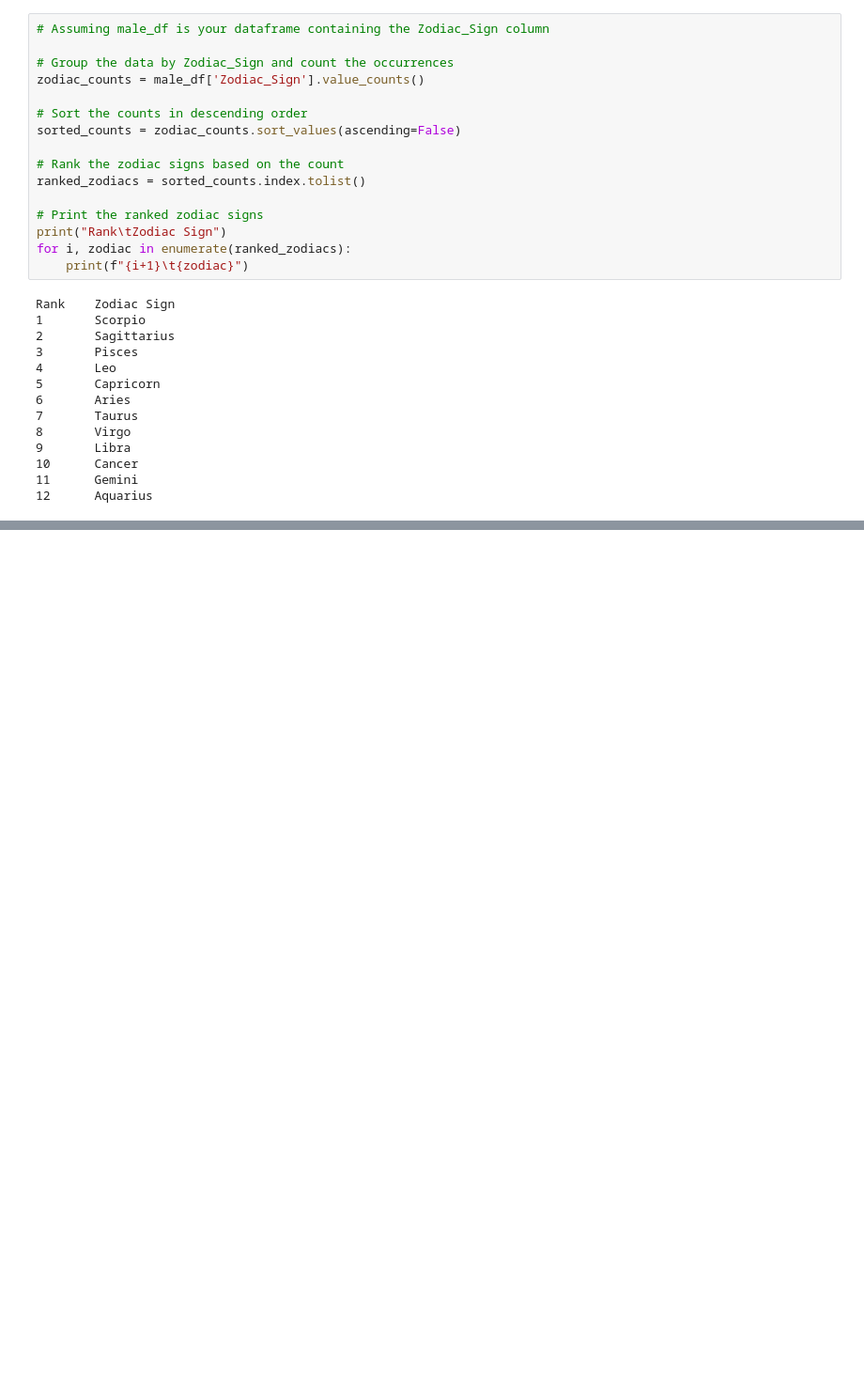
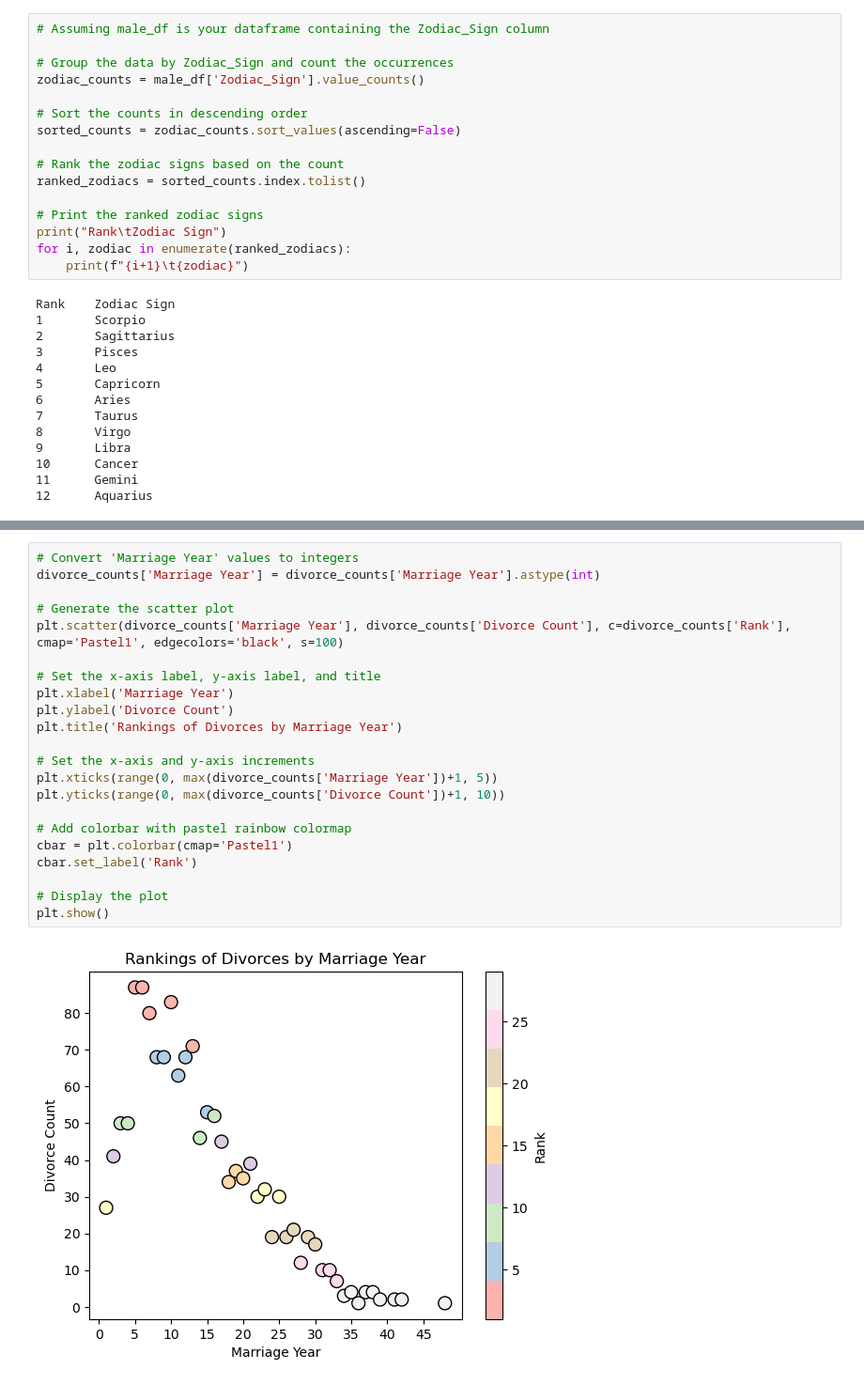
Before and after one commit to themacdrea/Javascript, a Jupyter notebook: Divorce_Analisys.ipynb, the cells around one changed output, grey strips where cells are left out. Shown at 94% size. Saved outputs shown, nothing was run; the diff lists cells and outputs as text; blank space fills up the shorter version.

```diff
--- a/Divorce_Analisys.ipynb
+++ b/Divorce_Analisys.ipynb
@@ -1230,0 +1113,24 @@ plt.show()
+# %%
+# Convert 'Marriage Year' values to integers
+divorce_counts['Marriage Year'] = divorce_counts['Marriage Year'].astype(int)
+
+# Generate the scatter plot
+plt.scatter(divorce_counts['Marriage Year'], divorce_counts['Divorce Count'], c=divorce_counts['Rank'], cmap='Pastel1', edgecolors='black', s=100)
+
+# Set the x-axis label, y-axis label, and title
+plt.xlabel('Marriage Year')
+plt.ylabel('Divorce Count')
+plt.title('Rankings of Divorces by Marriage Year')
+
+# Set the x-axis and y-axis increments
+plt.xticks(range(0, max(divorce_counts['Marriage Year'])+1, 5))
+plt.yticks(range(0, max(divorce_counts['Divorce Count'])+1, 10))
+
+# Add colorbar with pastel rainbow colormap
+cbar = plt.colorbar(cmap='Pastel1')
+cbar.set_label('Rank')
+
+# Display the plot
+plt.show()
+# %% [output]
+[figure, added]
```
Also changed, not shown: parts of 43 cells of this notebook.
